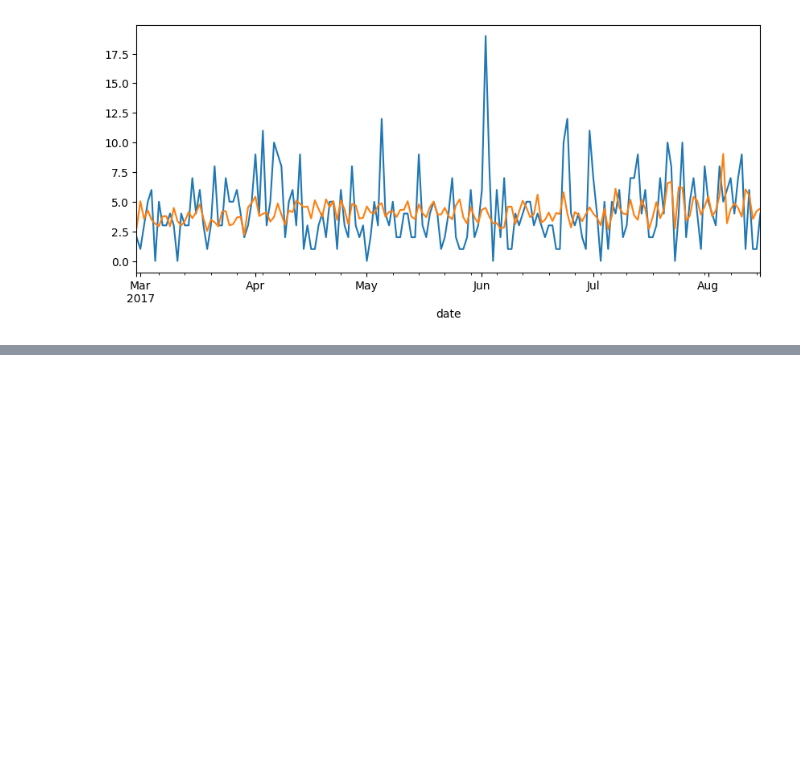
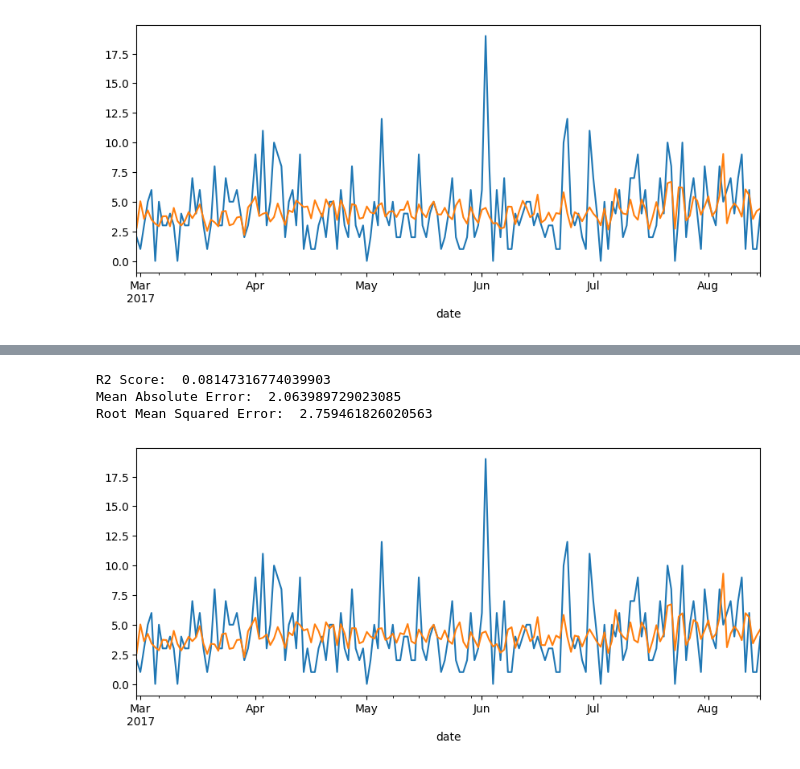
Before and after one commit to Nasibul/e-commerce, a Jupyter notebook: ml-inventory/New Folder/Advanced ARIMA.ipynb, the cells around one changed output, grey strips where cells are left out. Saved outputs shown, nothing was run; the diff lists cells and outputs as text; code cells hidden in the pictures; blank space fills up the shorter version.

```diff
--- a/ml-inventory/New Folder/Advanced ARIMA.ipynb
+++ b/ml-inventory/New Folder/Advanced ARIMA.ipynb
@@ -601,0 +611,8 @@ Root Mean Squared Error:  2.7654585887349667
+# %%
+model12 = sm.tsa.arima.model.ARIMA(df.sales, exog=exog, order=(50, 1, 0))
+compare_to_test(model12, df_test, df_train)
+# %% [output]
+R2 Score:  0.08147316774039903
+Mean Absolute Error:  2.063989729023085
+Root Mean Squared Error:  2.759461826020563
+[figure, added]
```
Also changed, not shown: parts of 23 cells of this notebook.
